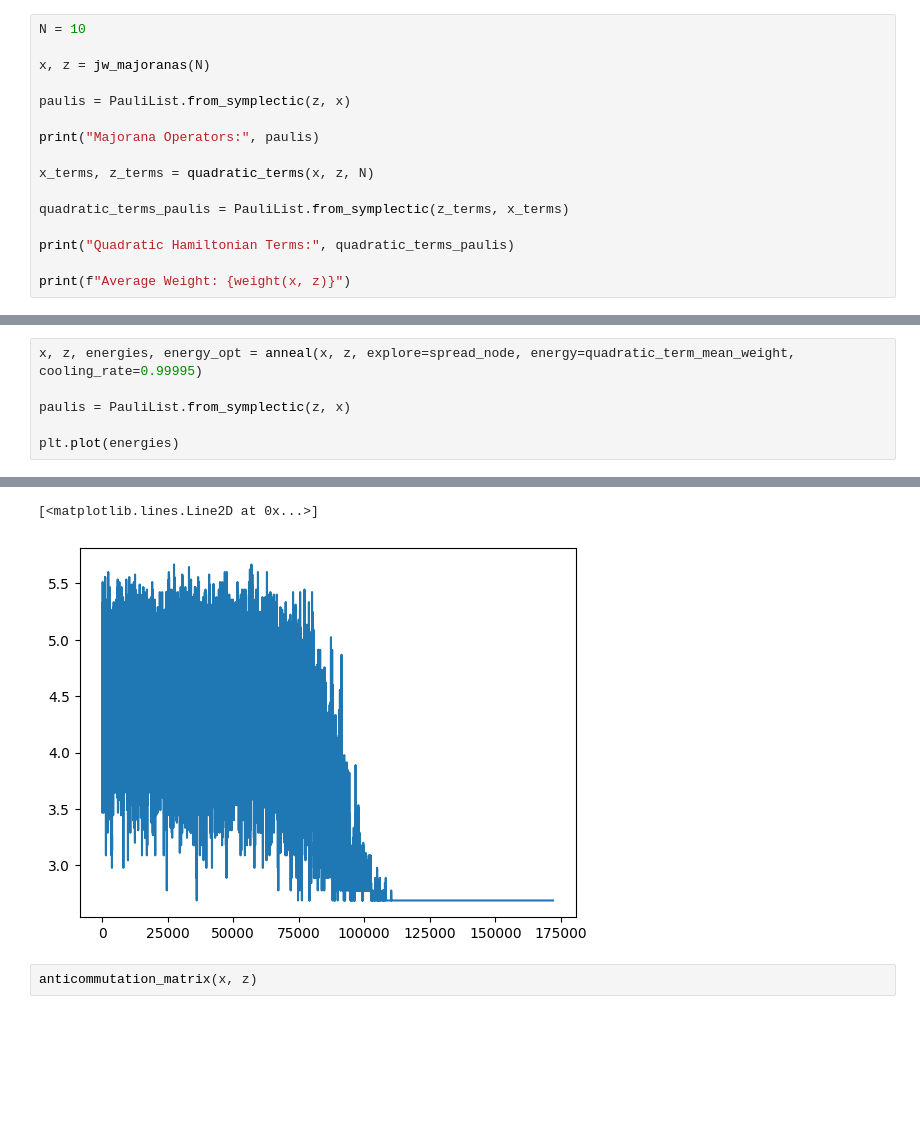
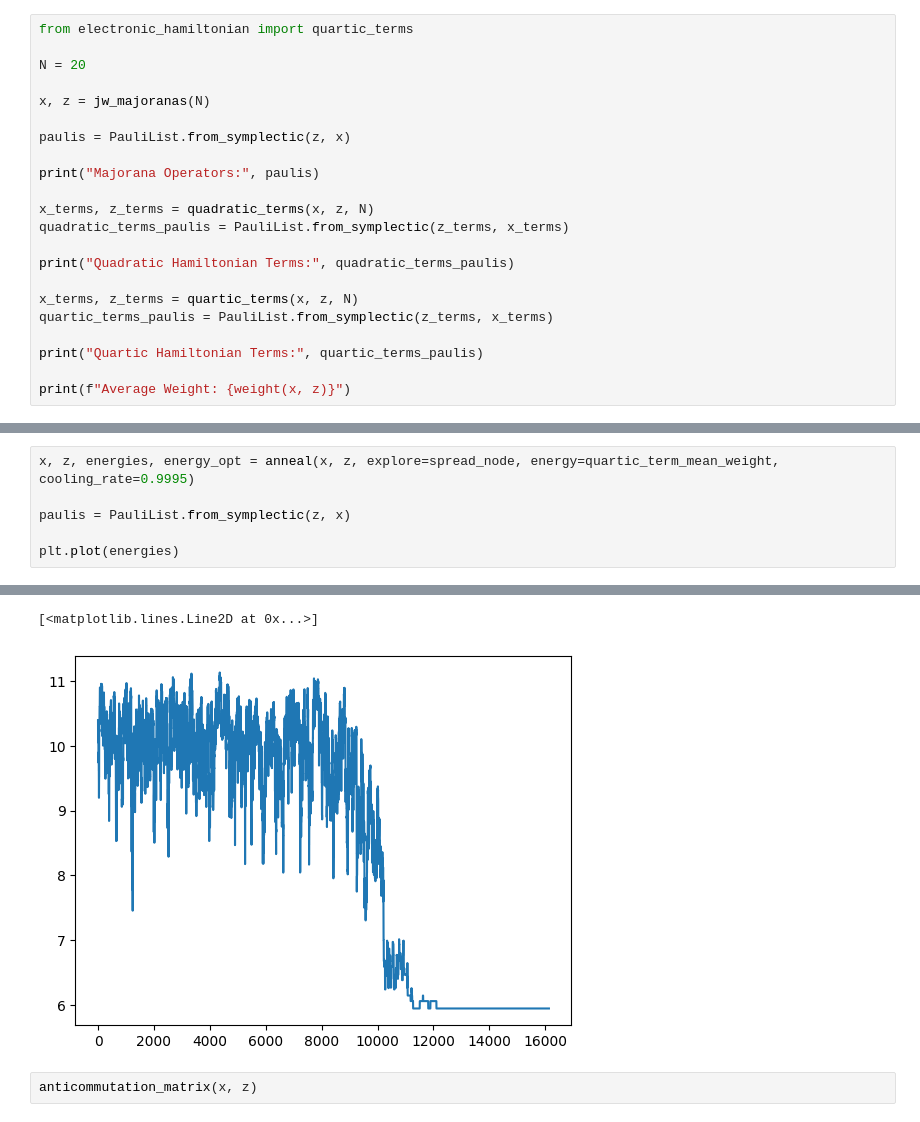
Before and after one commit to OnekaSingh/woq2025, a Jupyter notebook: binary_demo.ipynb, the cells around one changed output, grey strips where cells are left out. Cells and saved outputs as stored; diff of their text form; blank space fills up the shorter version.

Commit message:
Precompilation of Quartic Functions

```diff
--- a/binary_demo.ipynb
+++ b/binary_demo.ipynb
@@ -11,7 +11,9 @@ from cost_functions import weight, quadratic_term_mean_weight
 from annealing import anneal
 import matplotlib.pyplot as plt
 # %%
-N = 10
+from electronic_hamiltonian import quartic_terms
+
+N = 20
 
 x, z = jw_majoranas(N)
 
@@ -20,10 +22,14 @@ paulis = PauliList.from_symplectic(z, x)
 print("Majorana Operators:", paulis)
 
 x_terms, z_terms = quadratic_terms(x, z, N)
-
 quadratic_terms_paulis = PauliList.from_symplectic(z_terms, x_terms)
 
 print("Quadratic Hamiltonian Terms:", quadratic_terms_paulis)
 
+x_terms, z_terms = quartic_terms(x, z, N)
+quartic_terms_paulis = PauliList.from_symplectic(z_terms, x_terms)
+
+print("Quartic Hamiltonian Terms:", quartic_terms_paulis)
+
 print(f"Average Weight: {weight(x, z)}")
 # %% [output]
@@ -44,5 +53,5 @@ Average Weight: 110
 # %%
-x, z, energies, energy_opt = anneal(x, z, explore=spread_node, energy=quadratic_term_mean_weight, cooling_rate=0.99995)
+x, z, energies, energy_opt = anneal(x, z, explore=spread_node, energy=quartic_term_mean_weight, cooling_rate=0.9995)
 
 paulis = PauliList.from_symplectic(z, x)
 
@@ -64,5 +77,5 @@ Iteration 36365 2.688888888888889
 [<matplotlib.lines.Line2D at 0x...>]
-[figure, old version]
+[figure, new version]
 # %%
 anticommutation_matrix(x, z)
 # %% [output]
```
Also changed, not shown: parts of 3 cells of this notebook, 2 other files.
